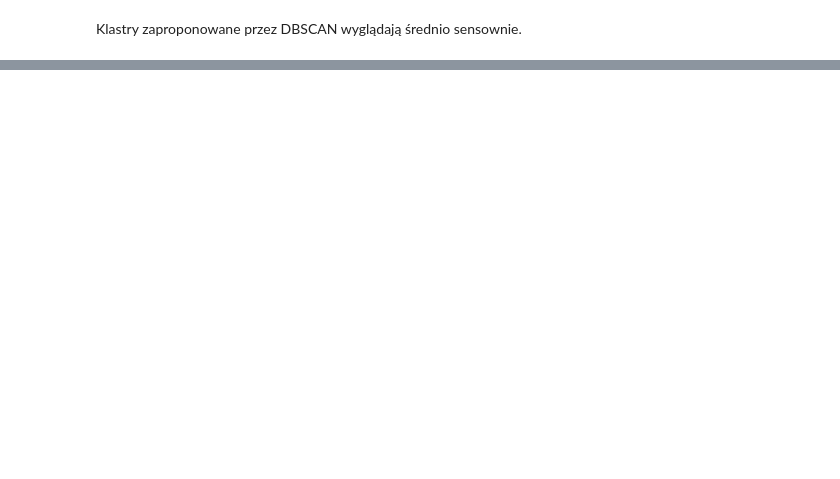
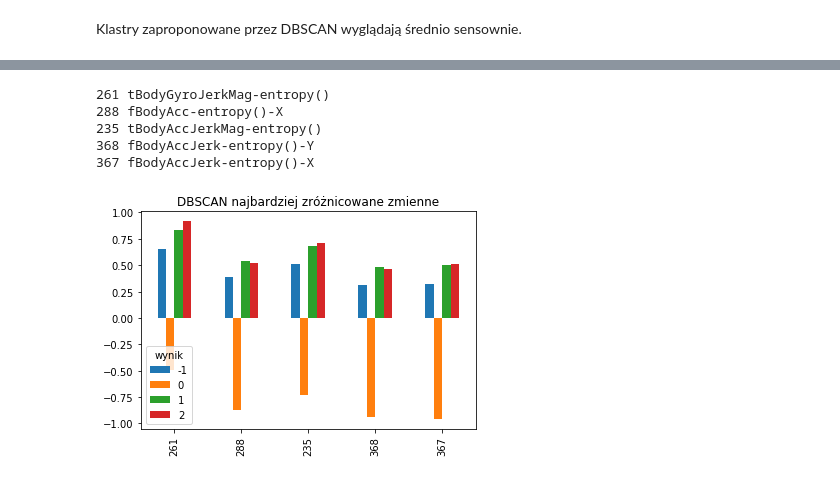
Before and after one commit to okcze/WUM-project-1, a Jupyter notebook: Projekt2/Final_model.ipynb, the cells around one changed output, grey strips where cells are left out. Cells and saved outputs as stored; diff of their text form; code cells hidden in the pictures; blank space fills up the shorter version.

```diff
--- a/Projekt2/Final_model.ipynb
+++ b/Projekt2/Final_model.ipynb
@@ -177,0 +234,23 @@ Klastry zaproponowane przez DBSCAN wyglądają średnio sensownie.
+# %%
+def abs_dist(row, df):
+    rows = [0,1,2]
+    rows.pop(row)
+    distances = []
+    for i in range(len(df.columns)):
+        x1 = np.abs(df.iloc[row, i] - df.iloc[rows[0], i])
+        x2 = np.abs(df.iloc[row, i] - df.iloc[rows[1], i])
+        dist = x1 + x2
+        distances.append(dist)
+    return(np.argpartition(distances, -5)[-5:])
+# %%
+data_var = data.copy()
+
+def hi_var(labels, data_var, row, title):
+    data_var['wynik'] = labels
+    data_gr = data_var.groupby('wynik').mean()
+    best = abs_dist(row, data_gr)
+    df_vis = data_gr.iloc[:,best]
+    df_vis.columns = best+1
+    np.transpose(df_vis).plot(kind='bar')
+    plt.title(title)
+    print("\n".join(data_var.columns[best]))
@@ -177,0 +266,9 @@ Klastry zaproponowane przez DBSCAN wyglądają średnio sensownie.
+# %%
+hi_var(labels_dbs, data_var, 0, "DBSCAN najbardziej zróżnicowane zmienne")
+# %% [output]
+261 tBodyGyroJerkMag-entropy()
+288 fBodyAcc-entropy()-X
+235 tBodyAccJerkMag-entropy()
+368 fBodyAccJerk-entropy()-Y
+367 fBodyAccJerk-entropy()-X
+[figure, added]
```
Also changed, not shown: parts of 23 cells of this notebook.
